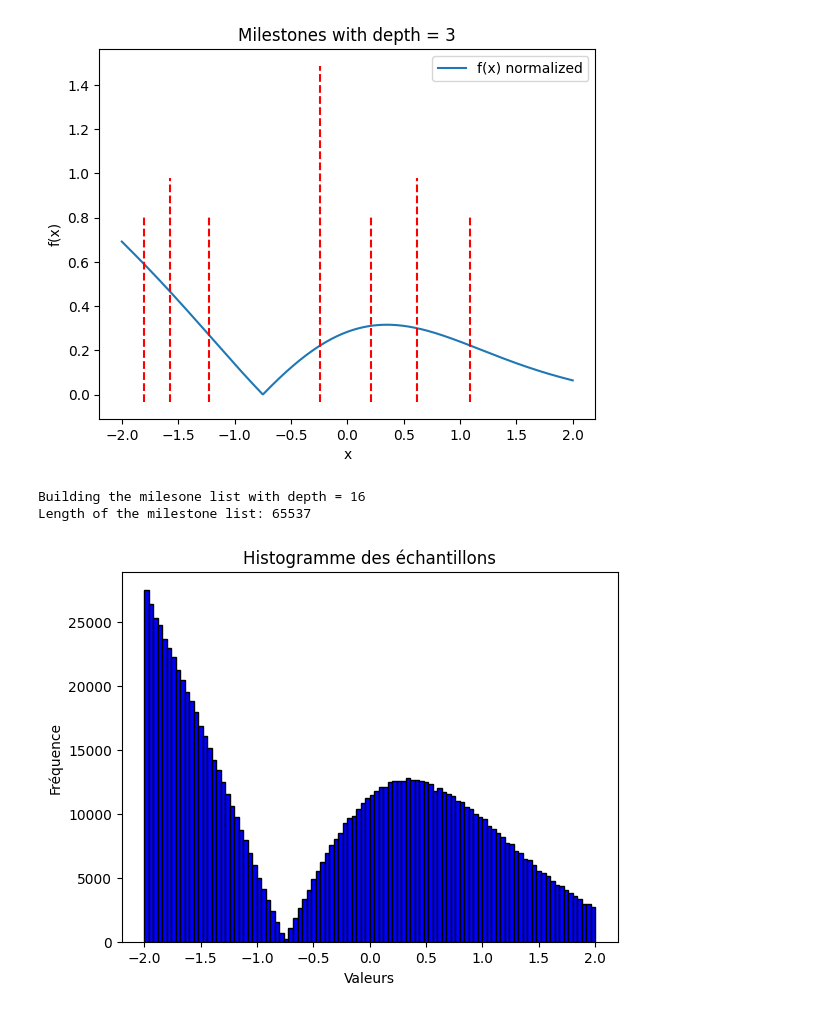
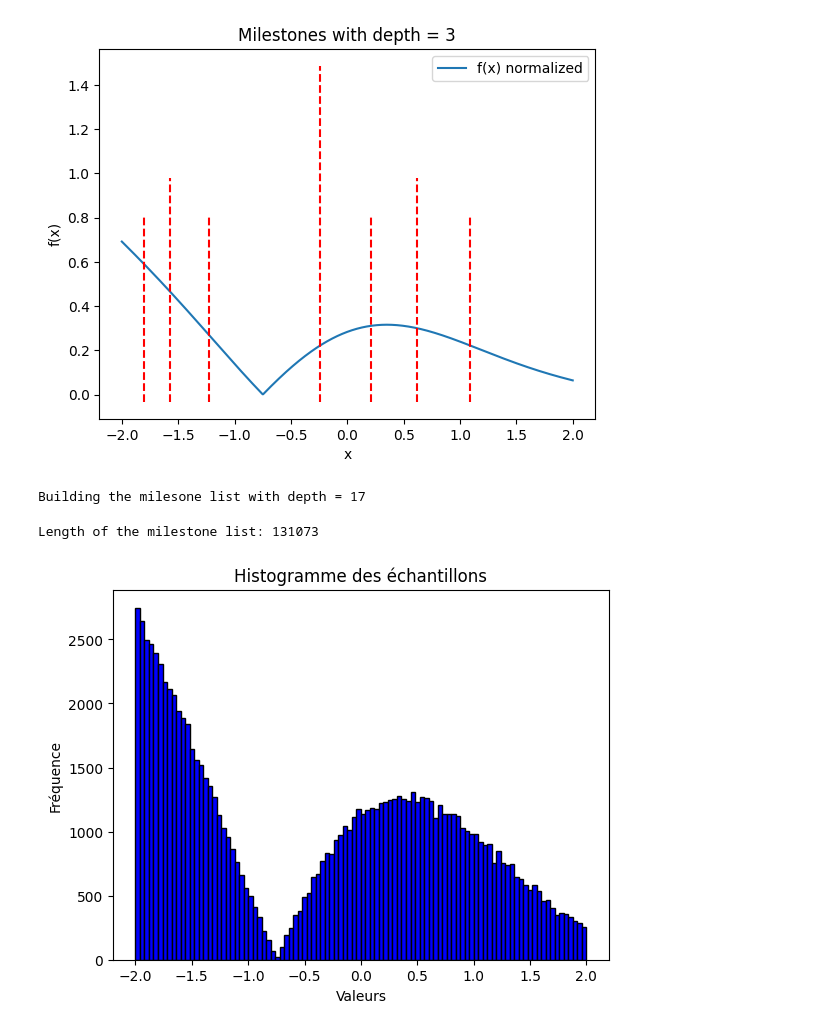
Before and after one commit to leonsi7/continuous-random-variable-generator, a Jupyter notebook: main.ipynb, the cells around one changed output. Saved outputs shown, nothing was run; the diff lists cells and outputs as text; code cells hidden in the pictures.

```diff
--- a/main.ipynb
+++ b/main.ipynb
@@ -38,23 +54,25 @@ class RandomVariableGenerator:
         max_depth = depth
         b_inf, b_sup = self.b_inf, self.b_sup
         list_milestones = np.array([b_inf, b_sup])
-        for depth in range(max_depth):
-            slicings = self.get_slicings(list_milestones)
-            new_slicings = np.zeros(len(slicings))
-            for index, item in enumerate(slicings):
-                inf, sup = item[0], item[1]
-                new_slicing = self.get_barycenter(inf, sup)[0]
-                new_slicings[index] = new_slicing
-                if plot:
-                    self.add_vertical_line(new_slicing,importance=2/(depth+1))
-            list_milestones = np.sort(np.concatenate([list_milestones,new_slicings]))
+        with tqdm(total=2**depth, dynamic_ncols=True) as pbar:
+            for depth in (range(max_depth)):
+                slicings = self.get_slicings(list_milestones)
+                new_slicings = np.zeros(len(slicings))
+                for index, item in enumerate(slicings):
+                    inf, sup = item[0], item[1]
+                    new_slicing = self.get_barycenter(inf, sup)[0]
+                    new_slicings[index] = new_slicing
+                    if plot:
+                        self.add_vertical_line(new_slicing,importance=2/(depth+1))
+                    pbar.update(1)
+                list_milestones = np.sort(np.concatenate([list_milestones,new_slicings]))
         self.list_milestones = list_milestones
 
     @staticmethod
     def get_slicings(list_):
         return [[list_[i], list_[i+1]] for i in range(len(list_)-1)]
 
-    def get_sample(self):
+    def get_sample(self, var=None):
         assert len(self.list_milestones) != 0, "Cannot create a sample because no tree was built (no milestone list)"
         length_list = len(self.list_milestones)
         right = length_list
@@ -99,22 +117,23 @@ x-Barycenter of the function: -0.24
 [figure]
 [figure]
 # %%
-depth = 16
+depth = 17
 print('Building the milesone list with depth =', depth)
 rvg.build_milestones(depth=depth,plot=False)
 print('Length of the milestone list:', len(rvg.list_milestones))
 # %% [output]
-Building the milesone list with depth = 16
-Length of the milestone list: 65537
+Building the milesone list with depth = 17
+Length of the milestone list: 131073
 # %%
-plt.hist([rvg.get_sample() for _ in range(int(1e6))], bins=100, color='blue', edgecolor='black')
+
+plt.hist([rvg.get_sample() for _ in range(int(1e5))], bins=100, color='blue', edgecolor='black')
 
 # Ajout de labels et d'un titre
 plt.xlabel('Valeurs')
 plt.ylabel('Fréquence')
 plt.title('Histogramme des échantillons')
 
 # Affichage de l'histogramme
 plt.show()
 # %% [output]
-[figure, old version]
+[figure, new version]
```
Also changed, not shown: parts of 2 cells of this notebook.
